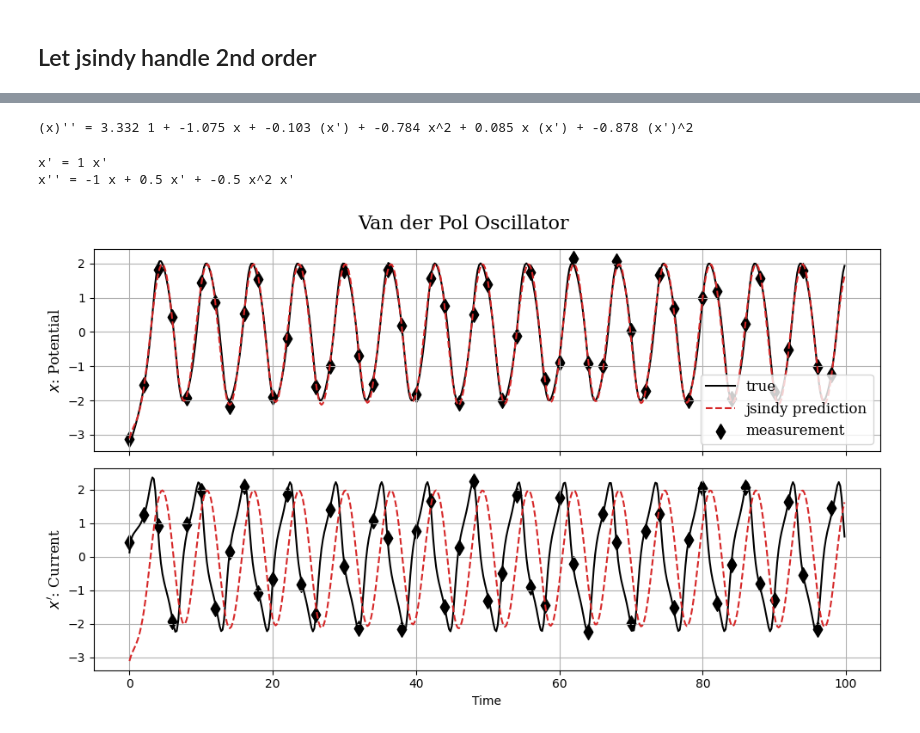
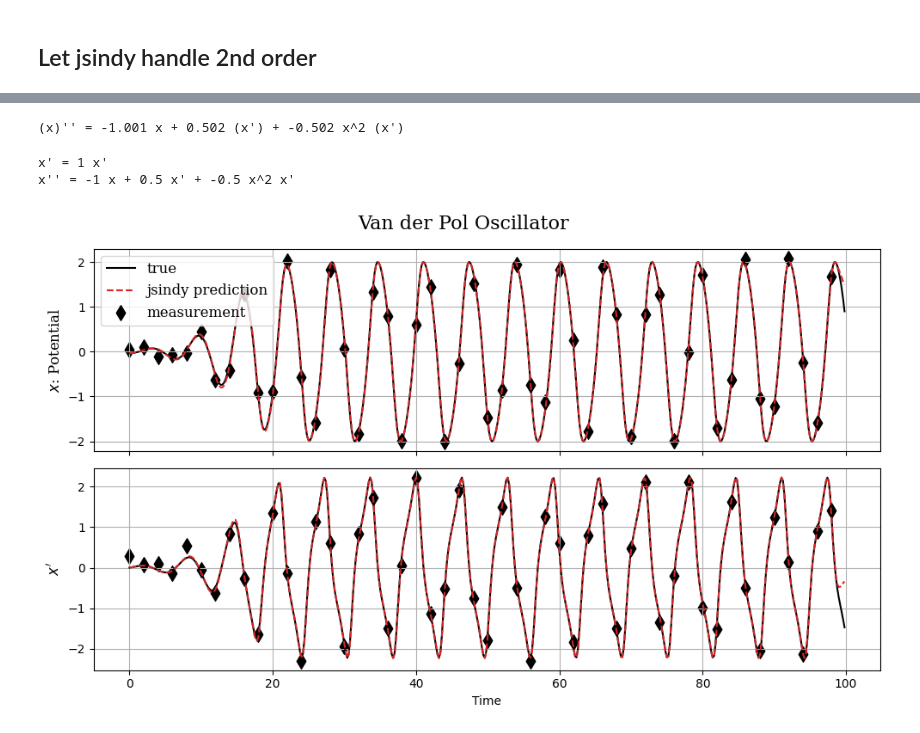
Before and after one commit to AHsu98/jsindy, a Jupyter notebook: notebooks/jake/vdp.ipynb, the cells around one changed output, grey strips where cells are left out. Saved outputs shown, nothing was run; the diff lists cells and outputs as text; code cells hidden in the pictures.

```diff
--- a/notebooks/jake/vdp.ipynb
+++ b/notebooks/jake/vdp.ipynb
@@ -23,4 +17,13 @@ noise = 0.1
 dt_train = 2.0
 t1=100.
 
-expdata = GenExAdapter(system="vdp", t0=0., t1=t1, noise=noise, n_train=50, n_colloc=500, seed=1234)
+expdata = GenExAdapter(
+    system="vdp",
+    t0=0.,
+    ic_std=0.02,
+    t1=t1,
+    noise=noise,
+    n_train=50,
+    n_colloc=500,
+    seed=1234
+)
@@ -66,7 +57,7 @@ kernel = (
 trajectory_model = CholDataAdaptedRKHSInterpolant(kernel=kernel)
 dynamics_model = FeatureLinearModel(
     reg_scaling = 1.,
-    feature_map=PolyLib(degree=2)
+    feature_map=PolyLib(degree=3)
 
 )
 optsettings = LMSettings(
@@ -142,9 +128,11 @@ Alternating Activeset Sparsifier
 # %%
 x_pred = model.predict_state(expdata.t_true)
+xdot_pred = model.traj_model.derivative(expdata.t_true,model.z,diff_order = 1)
+
 x_true = expdata.x_true
 model.print()
 # %% [output]
-(x)'' = 3.332 1 + -1.075 x + -0.103 (x') + -0.784 x^2 + 0.085 x (x') + -0.878 (x')^2
+(x)'' = -1.001 x + 0.502 (x') + -0.502 x^2 (x')
 # %%
 expdata.print()
 # %% [output]
@@ -153,25 +141,25 @@ x'' = -1 x + 0.5 x' + -0.5 x^2 x'
 # %%
 fig, (ax1, ax2) = plt.subplots(2,1, figsize=(10,6), sharex=True)
 
 fontname = 'serif'
 
 ax1.plot(t_true, x_true[:,0], label="true", c='black',)
-ax1.plot(t_true, x_pred[:,0], label='jsindy prediction',linestyle='--',c='tab:red')
+ax1.plot(t_true, x_pred, label='jsindy prediction',linestyle='--',c='tab:red')
 ax1.scatter(t_train, x_train[:,0], label="measurement", marker='d',s=80,c='black')
 ax1.set_ylabel(r"$x$: Potential", fontname=fontname,size=12)
 ax1.legend(prop={'family': fontname, 'size':12})
 ax1.grid(True)
 
 ax2.plot(t_true, x_true[:,1], label='predator', c='black')
-ax2.plot(t_true, x_pred[:,1], label='prediction', linestyle='--', c='tab:red')
+ax2.plot(t_true, xdot_pred, label='prediction', linestyle='--', c='tab:red')
 ax2.scatter(t_train, x_train[:,1], label="measurement", c='black', marker='d',s=80)
-ax2.set_ylabel(r"$x'$: Current", fontname=fontname,size=12)
+ax2.set_ylabel(r"$x'$", fontname=fontname,size=12)
 ax2.set_xlabel("Time")
 ax2.grid(True)
 # ax2.legend(prop={'family': fontname, 'size':12})
 
 plt.suptitle("Van der Pol Oscillator", fontsize=16, fontname=fontname)
 plt.tight_layout()
 plt.show()
 # %% [output]
-[figure, old version]
+[figure, new version]
```
Also changed, not shown: parts of 7 cells of this notebook.
